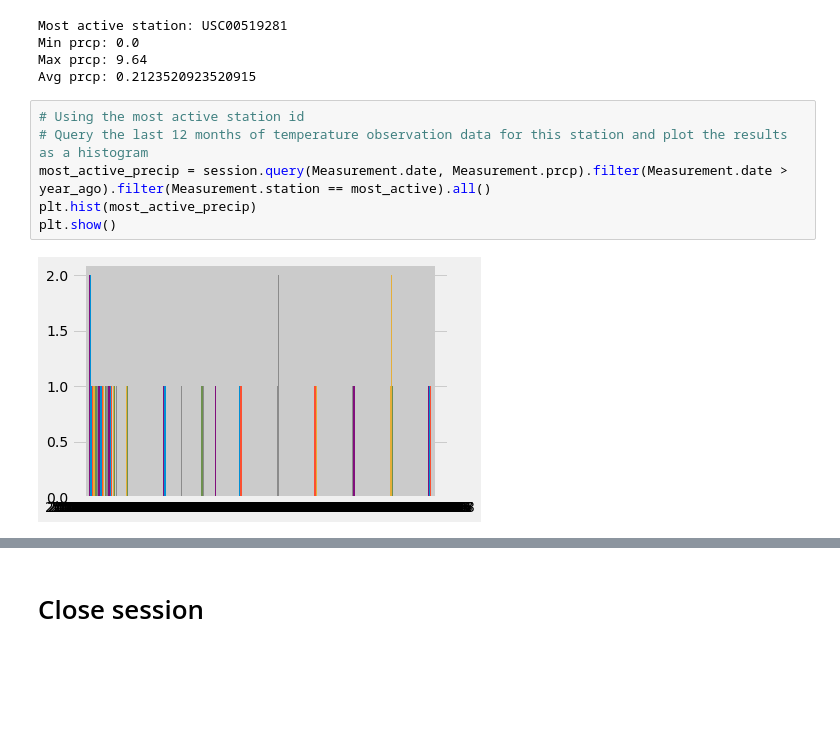
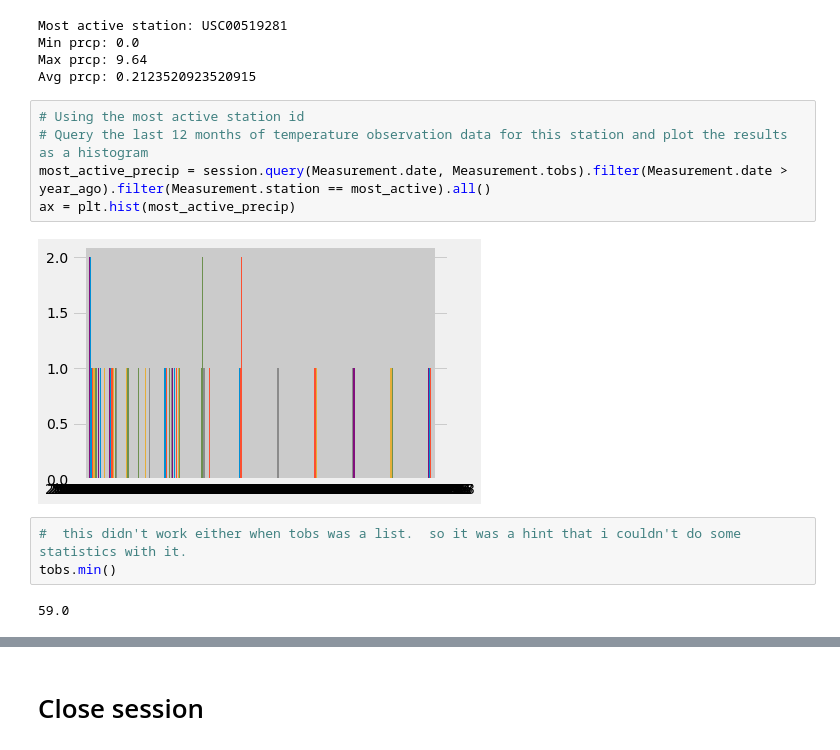
Before and after one commit to g8r1fl/sqlalchemy-challenge, a Jupyter notebook: climate_starter.ipynb, the cells around one changed output, grey strips where cells are left out. Drawn from its saved outputs; the diff is of its cells as text; blank space fills up the shorter version.

Commit message:
coded the query to find last 12 months temps from most active station and worked on histogram

```diff
--- a/climate_starter.ipynb
+++ b/climate_starter.ipynb
@@ -145,8 +145,12 @@ Avg prcp: 0.2123520923520915
 # %%
 # Using the most active station id
 # Query the last 12 months of temperature observation data for this station and plot the results as a histogram
-most_active_precip = session.query(Measurement.date, Measurement.prcp).filter(Measurement.date > year_ago).filter(Measurement.station == most_active).all()
-plt.hist(most_active_precip)
-plt.show()
+most_active_precip = session.query(Measurement.date, Measurement.tobs).filter(Measurement.date > year_ago).filter(Measurement.station == most_active).all()
+ax = plt.hist(most_active_precip)
 # %% [output]
-[figure, old version]
+[figure, new version]
+# %%
+#  this didn't work either when tobs was a list.  so it was a hint that i couldn't do some statistics with it.
+tobs.min()
+# %% [output]
+59.0
```
Also changed, not shown: parts of 1 cell of this notebook.
